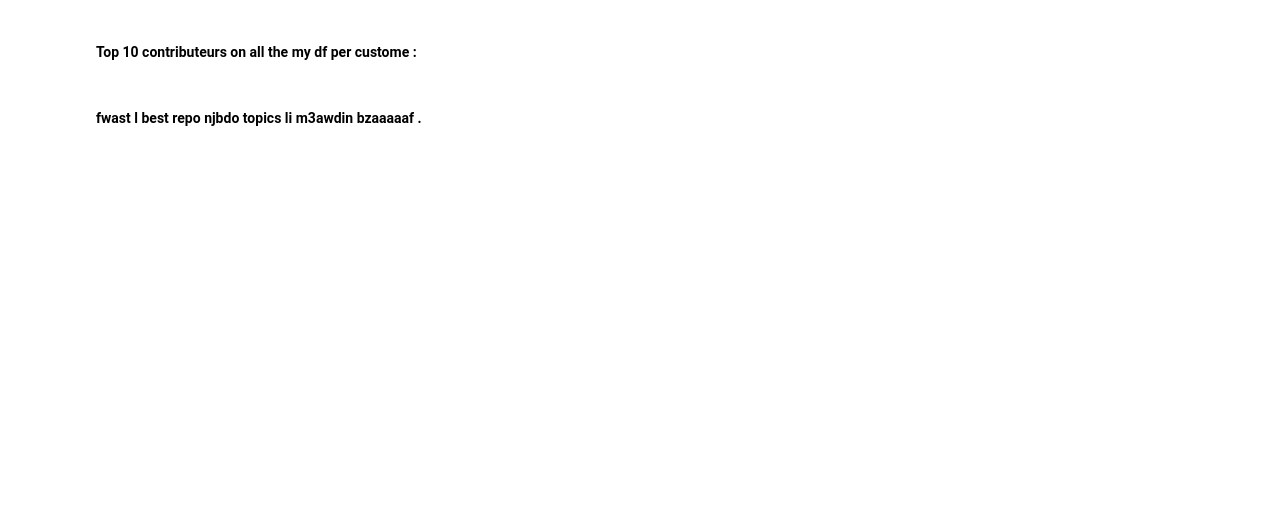
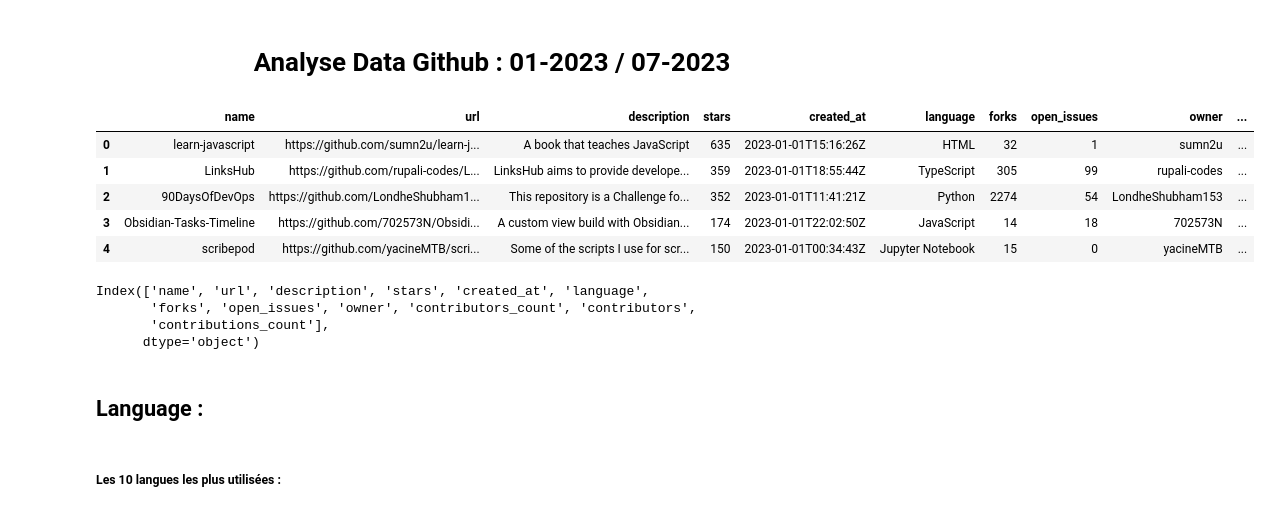
Before and after one commit to aminelfaquiri/ETL_Full_Project_And_Visualisation_With_Python-, a Jupyter notebook: Analysise_GitHub_project_Sprint1.ipynb, the cells around one changed output. Saved outputs shown, nothing was run; the diff lists cells and outputs as text; code cells hidden in the pictures; blank space fills up the shorter version.

```diff
--- a/Analysise_GitHub_project_Sprint1.ipynb
+++ b/Analysise_GitHub_project_Sprint1.ipynb
@@ -165,4 +1,2 @@ Top_Repo
-# %% [markdown]
-#### Top 10 contributeurs on all the my df per custome :
-# %% [markdown]
-####  fwast l best repo njbdo topics li m3awdin bzaaaaaf .
+# %% [markdown]
+# <center>Analyse Data Github : 01-2023 / 07-2023 <center>
@@ -168,0 +13,20 @@ Top_Repo
+# %%
+Mydf.head()
+# %% [output]
+|  | name | url | description | stars | created_at | language | forks | open_issues | owner | ... |
+| 0 | learn-javascript | https://github.com/sumn2u/learn-j... | A book that teaches JavaScript | 635 | 2023-01-01T15:16:26Z | HTML | 32 | 1 | sumn2u | ... |
+| 1 | LinksHub | https://github.com/rupali-codes/L... | LinksHub aims to provide develope... | 359 | 2023-01-01T18:55:44Z | TypeScript | 305 | 99 | rupali-codes | ... |
+| 2 | 90DaysOfDevOps | https://github.com/LondheShubham1... | This repository is a Challenge fo... | 352 | 2023-01-01T11:41:21Z | Python | 2274 | 54 | LondheShubham153 | ... |
+| 3 | Obsidian-Tasks-Timeline | https://github.com/702573N/Obsidi... | A custom view build with Obsidian... | 174 | 2023-01-01T22:02:50Z | JavaScript | 14 | 18 | 702573N | ... |
+| 4 | scribepod | https://github.com/yacineMTB/scri... | Some of the scripts I use for scr... | 150 | 2023-01-01T00:34:43Z | Jupyter Notebook | 15 | 0 | yacineMTB | ... |
+# %%
+Mydf.columns
+# %% [output]
+Index(['name', 'url', 'description', 'stars', 'created_at', 'language',
+       'forks', 'open_issues', 'owner', 'contributors_count', 'contributors',
+       'contributions_count'],
+      dtype='object')
+# %% [markdown]
+## Language :
+# %% [markdown]
+##### Les 10 langues les plus utilisées :
```
Also changed, not shown: parts of 57 cells of this notebook, 1 other file.
